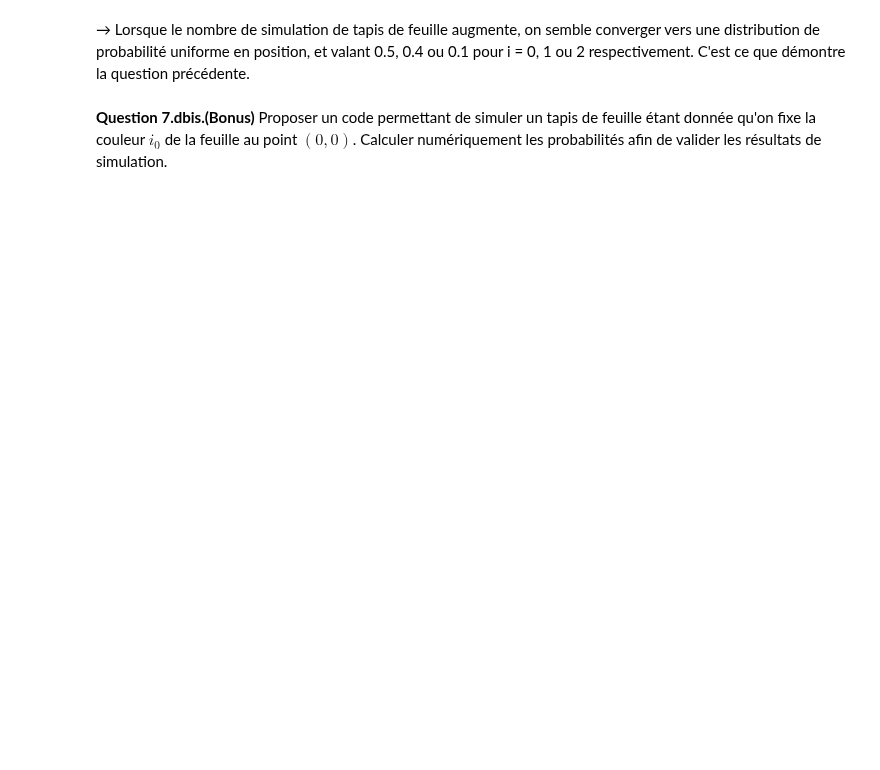
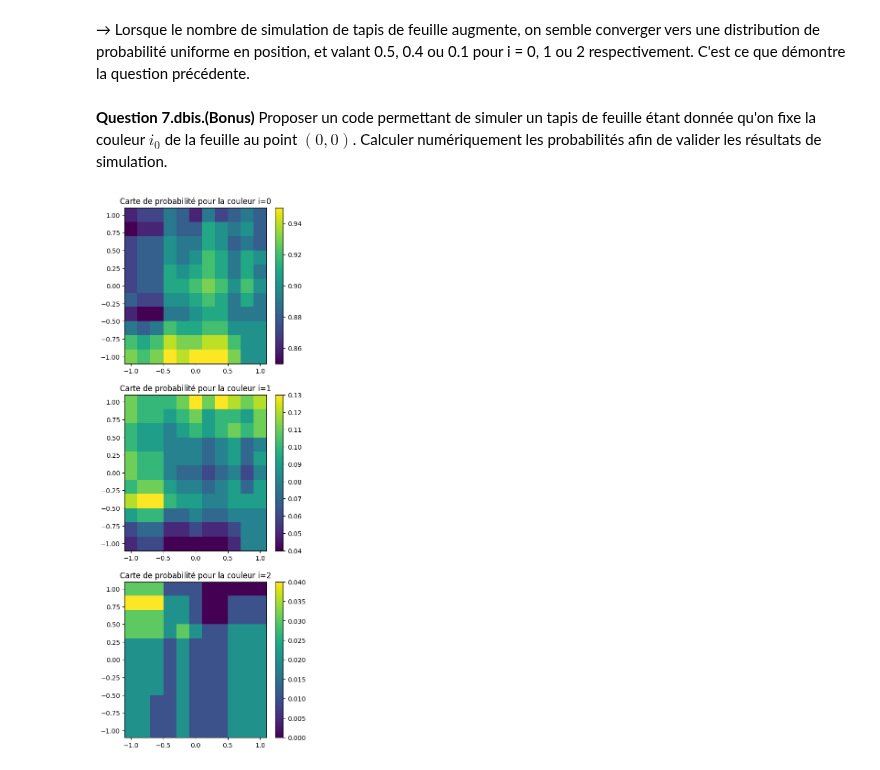
Before and after one commit to bavrillon/Projet-Maths-2---Probas, a Jupyter notebook: PN_Probas_24-25_VF.ipynb, the cells around one changed output. Saved outputs shown, nothing was run; the diff lists cells and outputs as text; code cells hidden in the pictures; blank space fills up the shorter version.

```diff
--- a/PN_Probas_24-25_VF.ipynb
+++ b/PN_Probas_24-25_VF.ipynb
@@ -878,3 +879,47 @@ def simFeuillesDessousCond(i0,theta,p,a,b,Dext):   #On s'inspire du code écrit
     simulation_T[:,0] = -simulation_T[:,0]
     simulation_T = simulation_T[::-1]
     return(simulation_T)
+# %%
+
+
+def calcProbCond(X0,nsim,i):
+
+    """Retourne un tableau numpy, ayant Nc colonnes le même nombre de lignes qu'il y a de points dans X0.
+    En position (i,j) se trouve la probabilité P(C(X0[i]) = j)"""
+
+    nb_pts = X0.shape[0]
+    nc = len(p)             #Nombre de couleurs distinctes
+    Prob = np.zeros((nb_pts,nc))
+    for k in range(nsim):
+        Sim = simFeuillesDessousCond(i,theta,p,a,b,Dext)
+
+        pts_non_couverts = np.ones(nb_pts, dtype=np.int8)
+        j = -1  #La dernière feuille tombée sur le pt détermine sa couleur, donc on parcourt la simulation par temps décroissants
+        while sum(pts_non_couverts)>0 :
+            coordonnees_feuille_j, taille_feuille_j, couleur_feuille_j = Sim[j,1:3], Sim[j,3], Sim[j,4]
+            difference = np.zeros((nb_pts,2), dtype=np.int8)
+            difference[(pts_non_couverts==1)] = X0[(pts_non_couverts==1)] - coordonnees_feuille_j
+            pts_couverts_par_feuille_j = np.zeros(nb_pts, dtype=np.int8)
+            pts_couverts_par_feuille_j[(pts_non_couverts==1) & (np.linalg.norm(difference, ord=1, axis=1) <= taille_feuille_j)] = 1  # Ensemble des points couverts pour la première fois pas la feuille i
+            pts_couverts_par_feuille_j = pts_couverts_par_feuille_j.astype(bool)
+            Prob[pts_couverts_par_feuille_j,int(couleur_feuille_j)] = Prob[pts_couverts_par_feuille_j,int(couleur_feuille_j)] + 1
+            pts_non_couverts[pts_couverts_par_feuille_j] = 0
+            j -= 1  #Le point est nécessairement couvert dans cette simulation, donc on trouvera nécessairement une feuille le couvrant
+    Prob = Prob/nsim
+    return(Prob)
+# %%
+
+X0=np.stack(np.meshgrid(np.arange(D[0],D[1]+0.2,0.2),np.arange(D[0],D[1]+0.2,0.2)),axis=-1).reshape(-1,2)
+
+
+nsim = 100
+pvec=calcProbCond(X0,nsim,0)
+fig, ax = plt.subplots(3,1,figsize=(5,15))
+Ngd=int(X0.shape[0]**0.5)
+for i in range(Nc):
+    im=ax[i].pcolormesh(X0[:,0].reshape((Ngd,Ngd)),X0[:,1].reshape((Ngd,Ngd)),pvec[:,i].reshape((Ngd,Ngd)))
+    ax[i].set_title("Carte de probabilité pour la couleur i="+str(i))
+    fig.colorbar(im)
+plt.show()
+# %% [output]
+[figure, added]
```
Also changed, not shown: parts of 9 cells of this notebook.
